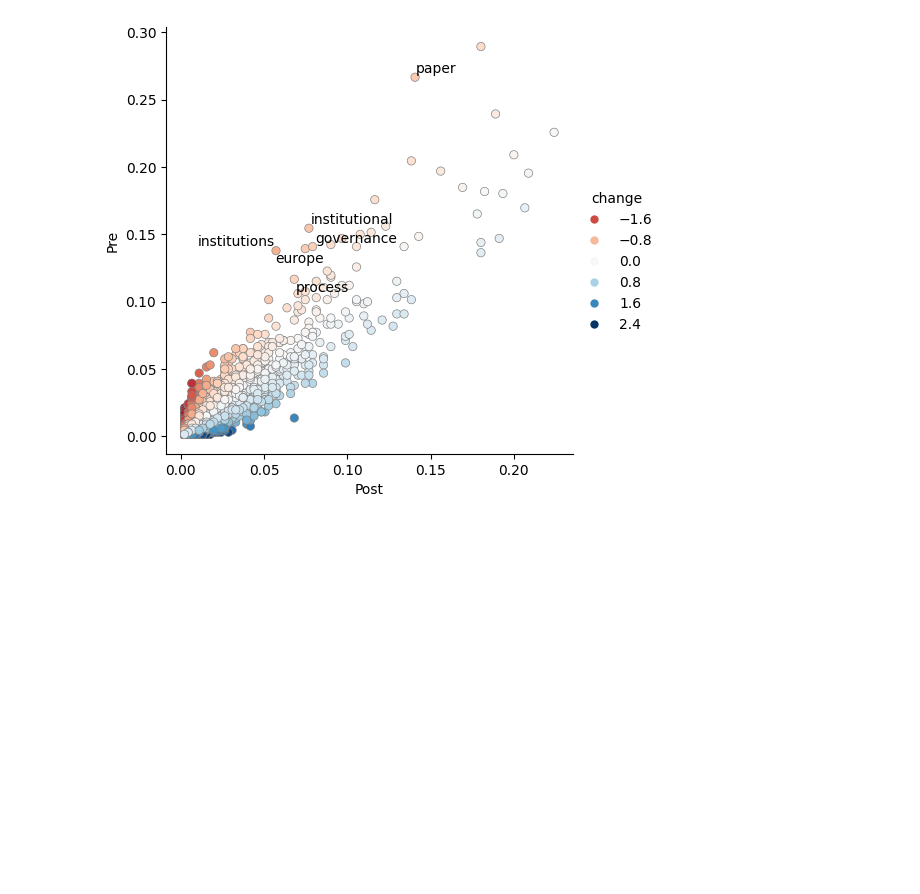
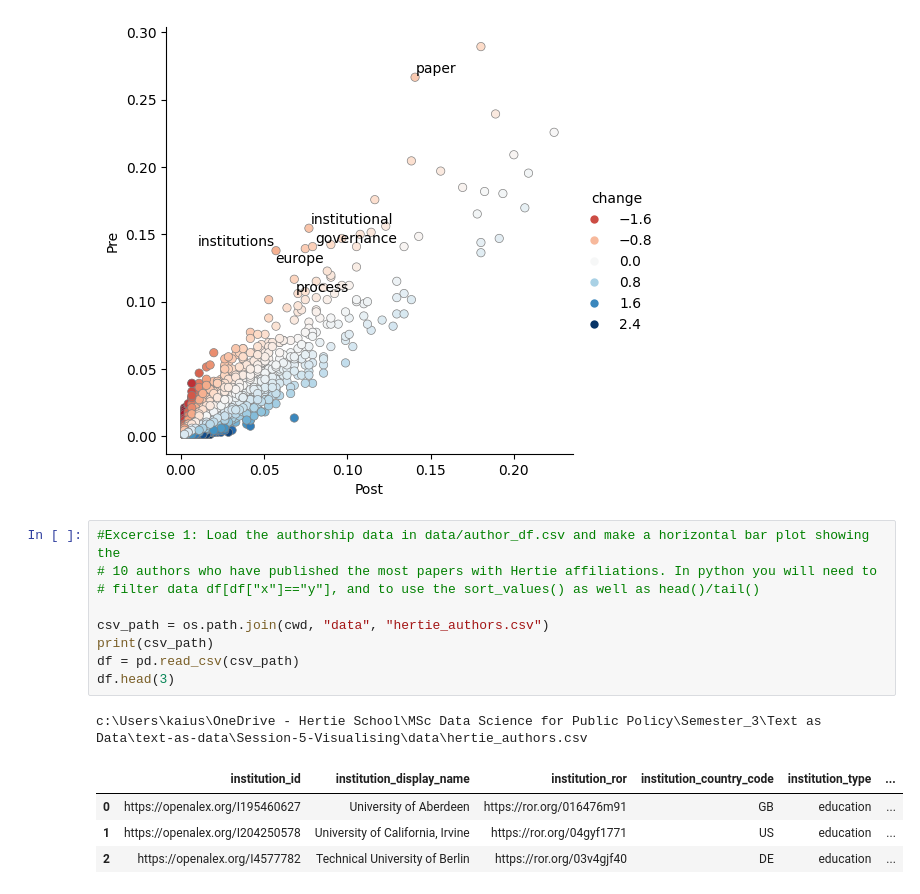
Before and after one commit to kaifoerster/text-as-data, a Jupyter notebook: Session-5-Visualising/visualising_test.ipynb, the cells around one changed output. Drawn from its saved outputs; the diff is of its cells as text; blank space fills up the shorter version.

```diff
--- a/Session-5-Visualising/visualising_test.ipynb
+++ b/Session-5-Visualising/visualising_test.ipynb
@@ -175,3 +175,18 @@ adjust_text(texts)
 # %% [output]
 8
 [figure]
+# %%
+#Excercise 1: Load the authorship data in data/author_df.csv and make a horizontal bar plot showing the
+# 10 authors who have published the most papers with Hertie affiliations. In python you will need to
+# filter data df[df["x"]=="y"], and to use the sort_values() as well as head()/tail()
+
+csv_path = os.path.join(cwd, "data", "hertie_authors.csv")
+print(csv_path)
+df = pd.read_csv(csv_path)
+df.head(3)
+# %% [output]
+c:\Users\kaius\OneDrive - Hertie School\MSc Data Science for Public Policy\Semester_3\Text as Data\text-as-data\Session-5-Visualising\data\hertie_authors.csv
+|  | institution_id | institution_display_name | institution_ror | institution_country_code | institution_type | ... |
+| 0 | https://openalex.org/I195460627 | University of Aberdeen | https://ror.org/016476m91 | GB | education | ... |
+| 1 | https://openalex.org/I204250578 | University of California, Irvine | https://ror.org/04gyf1771 | US | education | ... |
+| 2 | https://openalex.org/I4577782 | Technical University of Berlin | https://ror.org/03v4gjf40 | DE | education | ... |
```
Also changed, not shown: parts of 1 cell of this notebook.
